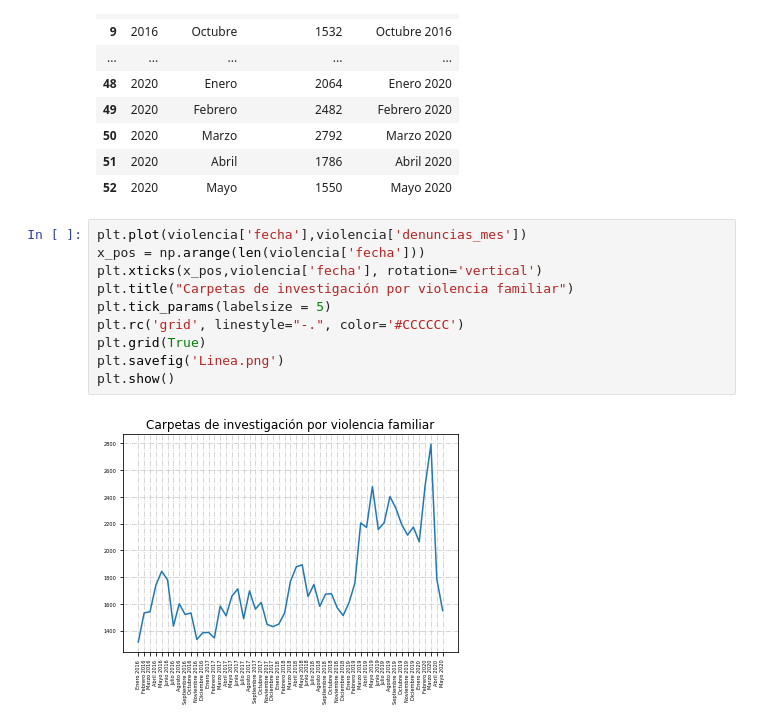
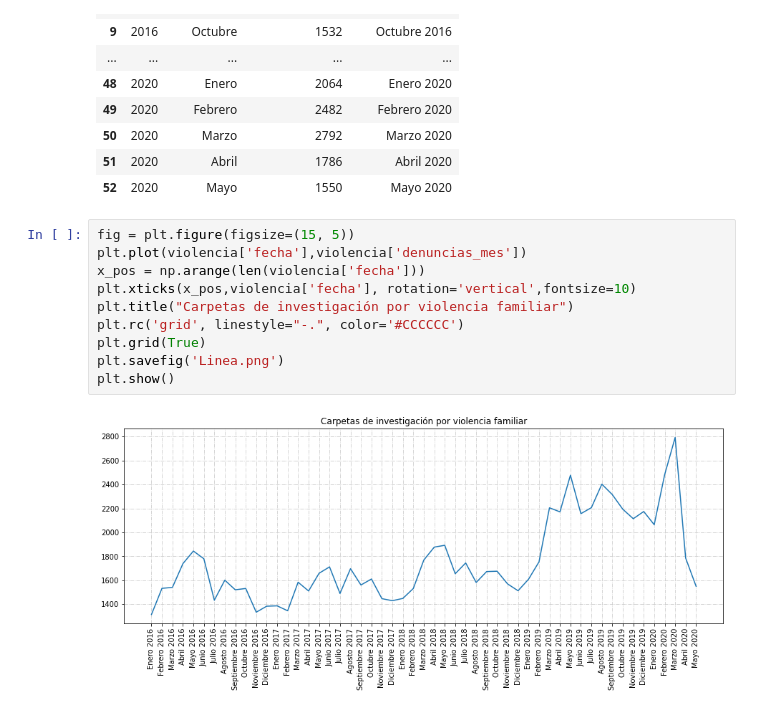
Before and after one commit to prope-2020-gh-classroom/practica-final-por-equipos-verano-2020-itam-patyua, a Jupyter notebook: Descriptivos.ipynb, the cells around one changed output. Saved outputs shown, nothing was run; the diff lists cells and outputs as text.

```diff
--- a/Descriptivos.ipynb
+++ b/Descriptivos.ipynb
@@ -43,14 +39,14 @@ violencia
 | 51 | 2020 | Abril | 1786 | Abril 2020 |
 | 52 | 2020 | Mayo | 1550 | Mayo 2020 |
 # %%
+fig = plt.figure(figsize=(15, 5))
 plt.plot(violencia['fecha'],violencia['denuncias_mes'])
 x_pos = np.arange(len(violencia['fecha']))
-plt.xticks(x_pos,violencia['fecha'], rotation='vertical')
+plt.xticks(x_pos,violencia['fecha'], rotation='vertical',fontsize=10)
 plt.title("Carpetas de investigación por violencia familiar")
-plt.tick_params(labelsize = 5)
 plt.rc('grid', linestyle="-.", color='#CCCCCC')
 plt.grid(True)
 plt.savefig('Linea.png')
 plt.show()
 # %% [output]
-[figure, old version]
+[figure, new version]
```
Also changed, not shown: parts of 1 cell of this notebook.
